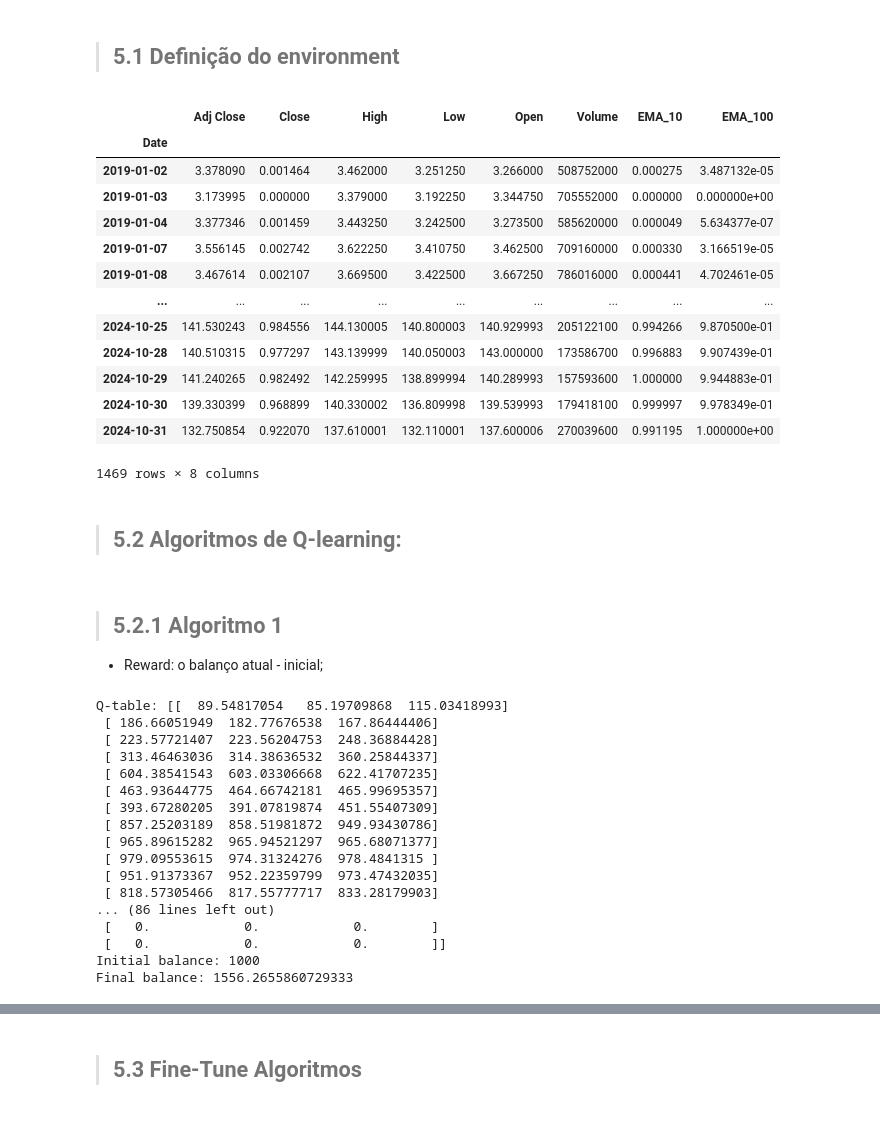
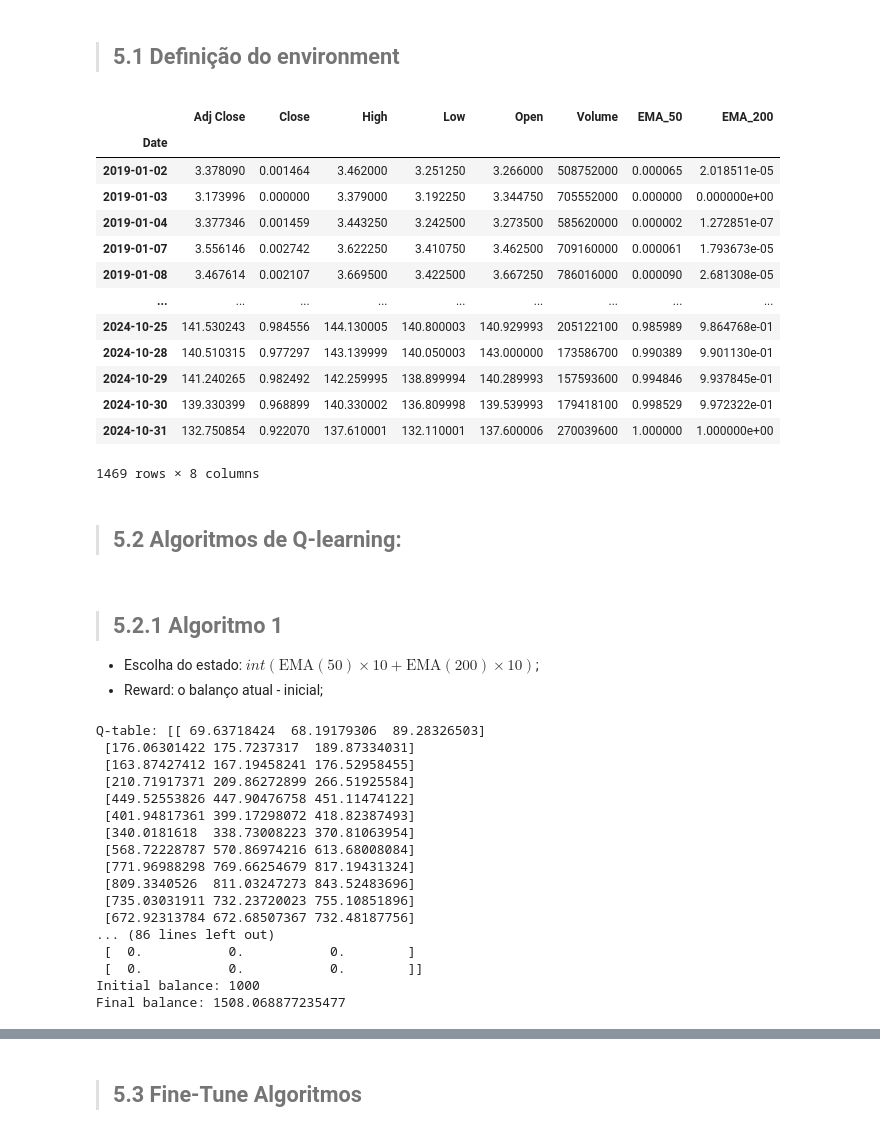
Before and after one commit to JoniFB03/OEOD, a Jupyter notebook: notebooks/Projeto_OEOD-Grupo7.ipynb, the cells around one changed output, grey strips where cells are left out. Cells and saved outputs as stored; diff of their text form; code cells hidden in the pictures.

```diff
--- a/notebooks/Projeto_OEOD-Grupo7.ipynb
+++ b/notebooks/Projeto_OEOD-Grupo7.ipynb
@@ -523,31 +571,31 @@ data_plus
 
 > ## **5.1 Definição do environment**
 # %%
-data['EMA_10'] = data['Close'].ewm(span=10, adjust=False).mean()
-data['EMA_100'] = data['Close'].ewm(span=100, adjust=False).mean()
+data['EMA_50'] = data['Close'].ewm(span=50, adjust=False).mean()
+data['EMA_200'] = data['Close'].ewm(span=200, adjust=False).mean()
 # data['SMA_10'] = data['Close'].rolling(window=10).mean() # testes
 # data['SMA_50'] = data['Close'].rolling(window=50).mean() # testes
 prices = data['Close'].values
 
 # scale the 3 variables above
 scaler = MinMaxScaler()
-data[['Close', 'EMA_10', 'EMA_100']] = scaler.fit_transform(data[['Close', 'EMA_10', 'EMA_100']])
+data[['Close', 'EMA_50', 'EMA_200']] = scaler.fit_transform(data[['Close', 'EMA_50', 'EMA_200']])
 data.dropna(inplace=True)
 data
 # %% [output]
-|  | Adj Close | Close | High | Low | Open | Volume | EMA_10 | EMA_100 |
+|  | Adj Close | Close | High | Low | Open | Volume | EMA_50 | EMA_200 |
 | Date |  |  |  |  |  |  |  |  |
-| 2019-01-02 | 3.378090 | 0.001464 | 3.462000 | 3.251250 | 3.266000 | 508752000 | 0.000275 | 3.487132e-05 |
-| 2019-01-03 | 3.173995 | 0.000000 | 3.379000 | 3.192250 | 3.344750 | 705552000 | 0.000000 | 0.000000e+00 |
-| 2019-01-04 | 3.377346 | 0.001459 | 3.443250 | 3.242500 | 3.273500 | 585620000 | 0.000049 | 5.634377e-07 |
-| 2019-01-07 | 3.556145 | 0.002742 | 3.622250 | 3.410750 | 3.462500 | 709160000 | 0.000330 | 3.166519e-05 |
-| 2019-01-08 | 3.467614 | 0.002107 | 3.669500 | 3.422500 | 3.667250 | 786016000 | 0.000441 | 4.702461e-05 |
+| 2019-01-02 | 3.378090 | 0.001464 | 3.462000 | 3.251250 | 3.266000 | 508752000 | 0.000065 | 2.018511e-05 |
+| 2019-01-03 | 3.173996 | 0.000000 | 3.379000 | 3.192250 | 3.344750 | 705552000 | 0.000000 | 0.000000e+00 |
+| 2019-01-04 | 3.377346 | 0.001459 | 3.443250 | 3.242500 | 3.273500 | 585620000 | 0.000002 | 1.272851e-07 |
+| 2019-01-07 | 3.556146 | 0.002742 | 3.622250 | 3.410750 | 3.462500 | 709160000 | 0.000061 | 1.793673e-05 |
+| 2019-01-08 | 3.467614 | 0.002107 | 3.669500 | 3.422500 | 3.667250 | 786016000 | 0.000090 | 2.681308e-05 |
 | ... | ... | ... | ... | ... | ... | ... | ... | ... |
-| 2024-10-25 | 141.530243 | 0.984556 | 144.130005 | 140.800003 | 140.929993 | 205122100 | 0.994266 | 9.870500e-01 |
-| 2024-10-28 | 140.510315 | 0.977297 | 143.139999 | 140.050003 | 143.000000 | 173586700 | 0.996883 | 9.907439e-01 |
-| 2024-10-29 | 141.240265 | 0.982492 | 142.259995 | 138.899994 | 140.289993 | 157593600 | 1.000000 | 9.944883e-01 |
-| 2024-10-30 | 139.330399 | 0.968899 | 140.330002 | 136.809998 | 139.539993 | 179418100 | 0.999997 | 9.978349e-01 |
-| 2024-10-31 | 132.750854 | 0.922070 | 137.610001 | 132.110001 | 137.600006 | 270039600 | 0.991195 | 1.000000e+00 |
+| 2024-10-25 | 141.530243 | 0.984556 | 144.130005 | 140.800003 | 140.929993 | 205122100 | 0.985989 | 9.864768e-01 |
+| 2024-10-28 | 140.510315 | 0.977297 | 143.139999 | 140.050003 | 143.000000 | 173586700 | 0.990389 | 9.901130e-01 |
+| 2024-10-29 | 141.240265 | 0.982492 | 142.259995 | 138.899994 | 140.289993 | 157593600 | 0.994846 | 9.937845e-01 |
+| 2024-10-30 | 139.330399 | 0.968899 | 140.330002 | 136.809998 | 139.539993 | 179418100 | 0.998529 | 9.972322e-01 |
+| 2024-10-31 | 132.750854 | 0.922070 | 137.610001 | 132.110001 | 137.600006 | 270039600 | 1.000000 | 1.000000e+00 |
 1469 rows × 8 columns
 # %%
 # Define Q-learning parameters
@@ -589,6 +637,7 @@ transaction_fee = 0.001  # 0.1% fee
 
 > ## **5.2.1 Algoritmo 1**
 
+- Escolha do estado: $int(\text{EMA}(50)\times 10 + \text{EMA}(200)\times 10)$;
 - Reward: o balanço atual - inicial;
 # %%
 # Training
@@ -639,23 +688,23 @@ final_balance = balance + (position * prices[-1] if position > 0 else 0)
 print(f"Initial balance: {initial_balance}")
 print(f"Final balance: {final_balance}")
 # %% [output]
-Q-table: [[  89.54817054   85.19709868  115.03418993]
- [ 186.66051949  182.77676538  167.86444406]
- [ 223.57721407  223.56204753  248.36884428]
- [ 313.46463036  314.38636532  360.25844337]
- [ 604.38541543  603.03306668  622.41707235]
- [ 463.93644775  464.66742181  465.99695357]
- [ 393.67280205  391.07819874  451.55407309]
- [ 857.25203189  858.51981872  949.93430786]
- [ 965.89615282  965.94521297  965.68071377]
- [ 979.09553615  974.31324276  978.4841315 ]
- [ 951.91373367  952.22359799  973.47432035]
- [ 818.57305466  817.55777717  833.28179903]
+Q-table: [[ 69.63718424  68.19179306  89.28326503]
+ [176.06301422 175.7237317  189.87334031]
+ [163.87427412 167.19458241 176.52958455]
+ [210.71917371 209.86272899 266.51925584]
+ [449.52553826 447.90476758 451.11474122]
+ [401.94817361 399.17298072 418.82387493]
+ [340.0181618  338.73008223 370.81063954]
+ [568.72228787 570.86974216 613.68008084]
+ [771.96988298 769.66254679 817.19431324]
+ [809.3340526  811.03247273 843.52483696]
+ [735.03031911 732.23720023 755.10851896]
+ [672.92313784 672.68507367 732.48187756]
 ... (86 lines left out)
- [   0.            0.            0.        ]
- [   0.            0.            0.        ]]
+ [  0.           0.           0.        ]
+ [  0.           0.           0.        ]]
 Initial balance: 1000
-Final balance: 1556.2655860729333
+Final balance: 1508.068877235477
 # %% [markdown]
 # <a class='anchor' id='5.2.2'></a>
 
```
Also changed, not shown: parts of 17 cells of this notebook.
